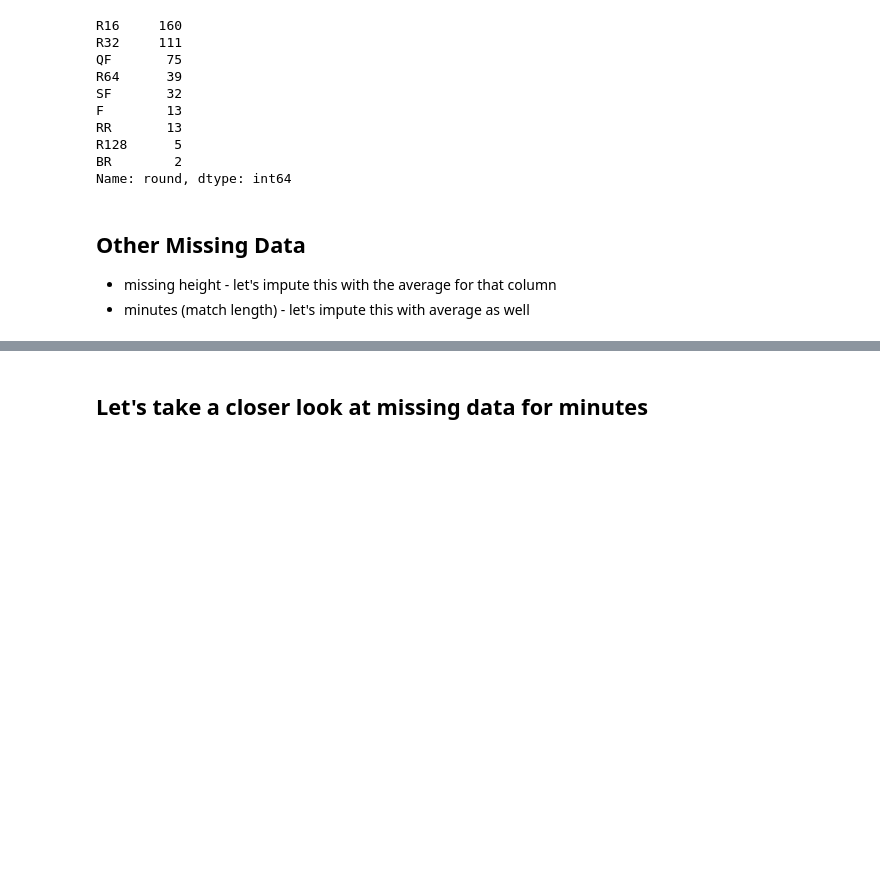
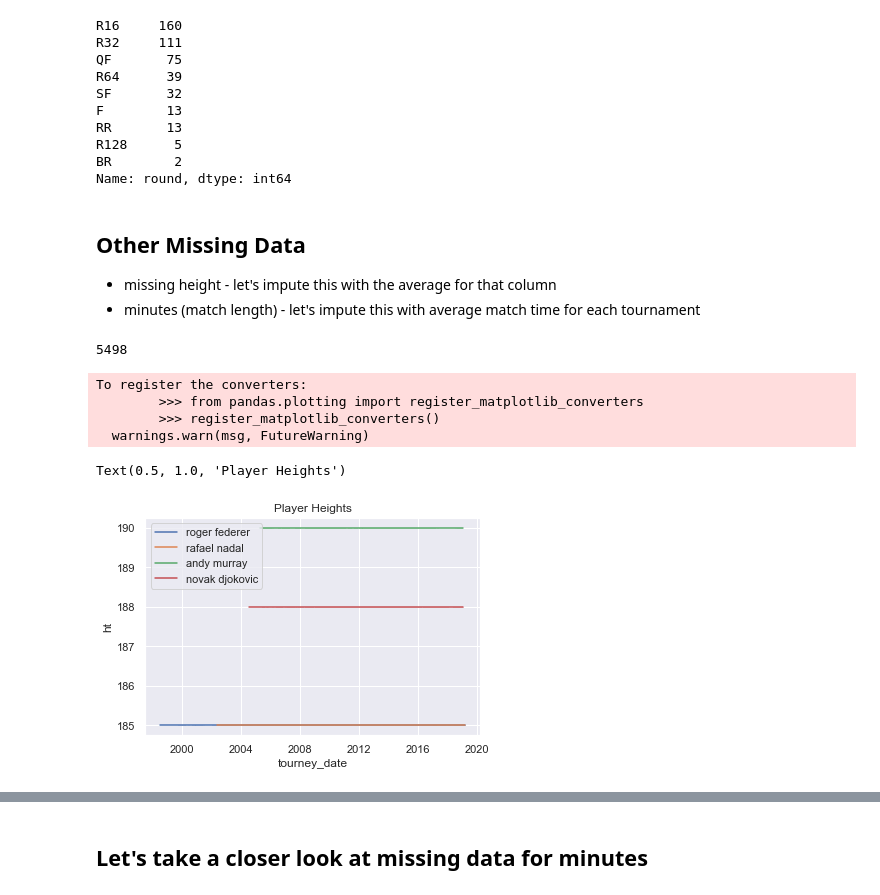
Before and after one commit to sv650s/atp-tennis-predictions, a Jupyter notebook: notebooks/atpdata EDA.ipynb, the cells around one changed output, grey strips where cells are left out. Drawn from its saved outputs; the diff is of its cells as text; code cells hidden in the pictures; blank space fills up the shorter version.

```diff
--- a/notebooks/atpdata EDA.ipynb
+++ b/notebooks/atpdata EDA.ipynb
@@ -55,9 +55,10 @@ import numpy as np
 import matplotlib.pyplot as plt
 import seaborn as sns
 
-matches_all = pd.read_csv('atpdata/ATP.csv', parse_dates=["tourney_date"])
+matches_all = pd.read_csv('../datasets/atpdata/ATP.csv', parse_dates=["tourney_date"])
 
 %matplotlib inline
+sns.set()
 # %%
 matches_all.info()
 # %% [output]
@@ -253,4 +254,34 @@ Name: round, dtype: int64
 ## Other Missing Data
 
 * missing height - let's impute this with the average for that column
-* minutes (match length) - let's impute this with average as well
+* minutes (match length) - let's impute this with average match time for each tournament
+# %%
+len(matches[(matches.loser_ht.isnull()) | (matches.winner_ht.isnull())])
+# %% [output]
+5498
+# %%
+# let's figure out specifically how many players are we missing ht
+matches.loc[:, "loser_name"] = matches.loser_name.apply(lambda x: x.strip().lower())
+matches.loc[:, "winner_name"] = matches.winner_name.apply(lambda x: x.strip().lower())
+# %%
+# let's take a closer look at player height and see if it changes over time - we will look at the big 4
+
+def plot_player_height(player: str):
+    rf_loser = matches[(matches.loser_name == player)][["tourney_date", "loser_name", "loser_ht"]].rename({"loser_name": "name", "loser_ht": "ht"}, axis=1)
+    rf_winner = matches[(matches.winner_name == player)][["tourney_date", "winner_name", "winner_ht"]].rename({"winner_name": "name", "winner_ht": "ht"}, axis=1)
+    player_history = rf_loser.append(rf_winner).sort_values("tourney_date")
+
+    sns.lineplot(x=player_history.tourney_date, y=player_history.ht, label=player)
+
+
+players = ["roger federer", "rafael nadal", "andy murray", "novak djokovic"]
+for player in players:
+    plot_player_height(player)
+plt.title("Player Heights")
+# %% [output]
+To register the converters:
+        >>> from pandas.plotting import register_matplotlib_converters
+        >>> register_matplotlib_converters()
+  warnings.warn(msg, FutureWarning)
+Text(0.5, 1.0, 'Player Heights')
+[figure, added]
```
Also changed, not shown: parts of 28 cells of this notebook, 2 other files.
